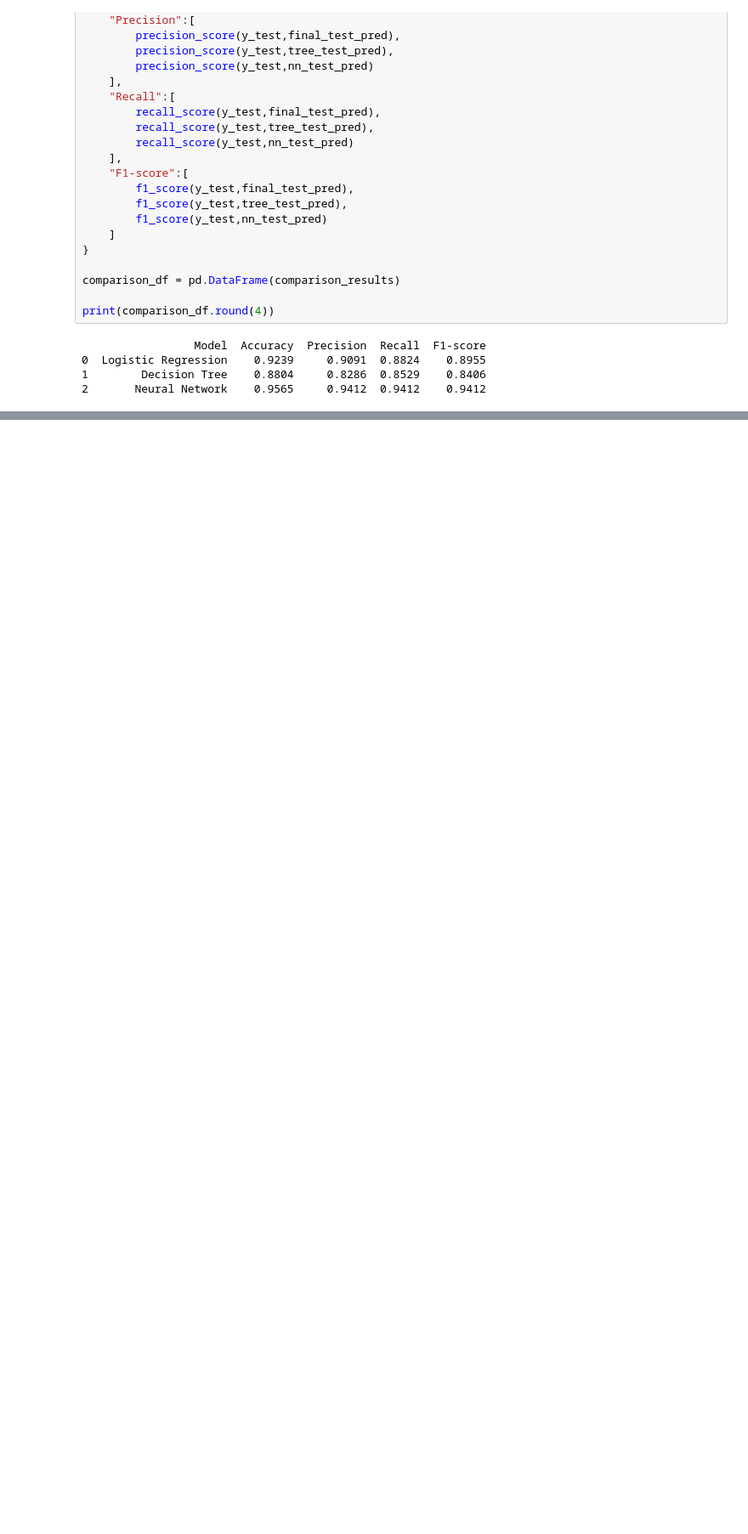
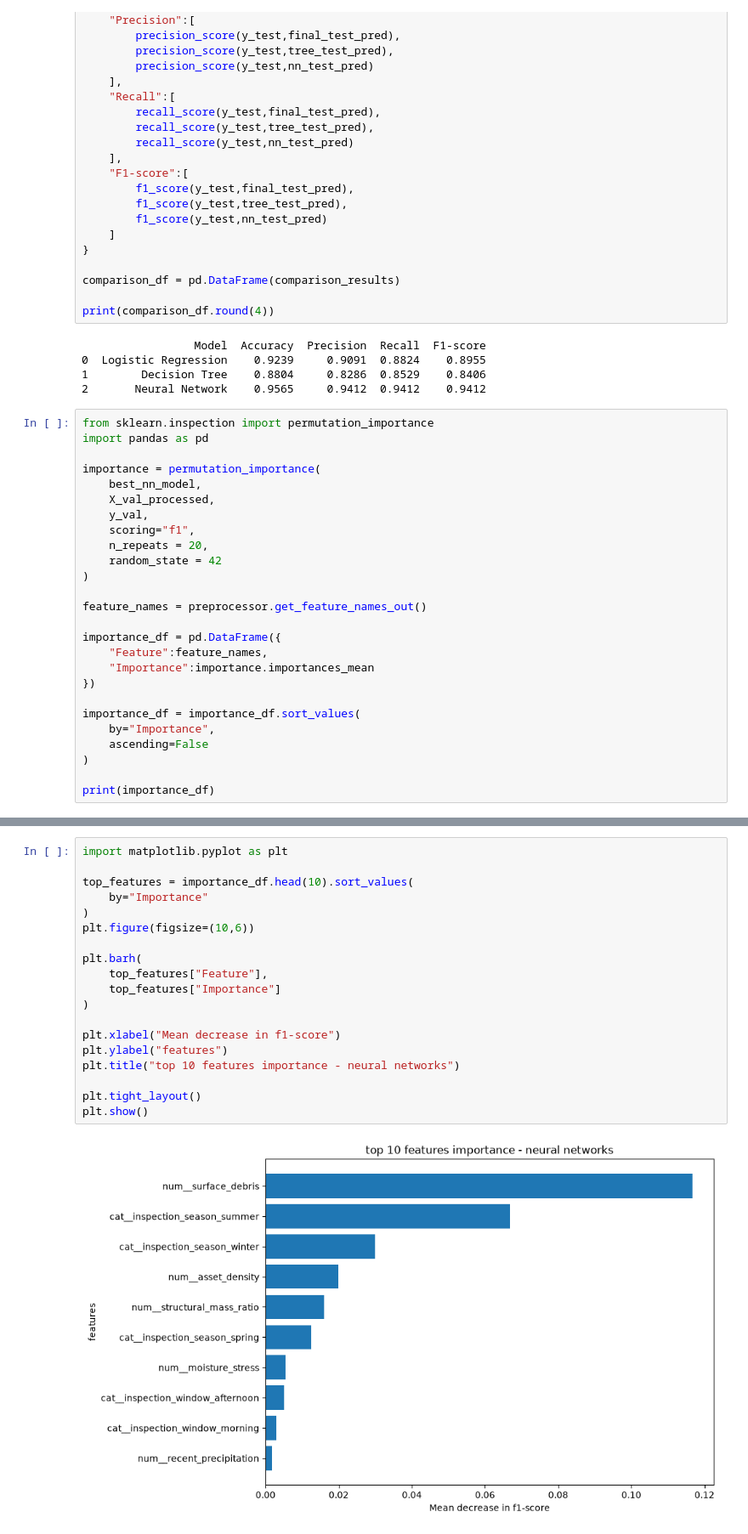
Before and after one commit to GoneVamshi/urban-infrastructure-ml, a Jupyter notebook: notebooks/analysis.ipynb, the cells around one changed output, grey strips where cells are left out. Shown at 85% size. Drawn from its saved outputs; the diff is of its cells as text; blank space fills up the shorter version.

Commit message:
Analyse feature importance using permutation method

```diff
--- a/notebooks/analysis.ipynb
+++ b/notebooks/analysis.ipynb
@@ -1037,3 +1037,29 @@ print(comparison_df.round(4))
 0  Logistic Regression    0.9239     0.9091  0.8824    0.8955
 1        Decision Tree    0.8804     0.8286  0.8529    0.8406
 2       Neural Network    0.9565     0.9412  0.9412    0.9412
+# %%
+from sklearn.inspection import permutation_importance
+import pandas as pd
+
+importance = permutation_importance(
+    best_nn_model,
+    X_val_processed,
+    y_val,
+    scoring="f1",
+    n_repeats = 20,
+    random_state = 42
+)
+
+feature_names = preprocessor.get_feature_names_out()
+
+importance_df = pd.DataFrame({
+    "Feature":feature_names,
+    "Importance":importance.importances_mean
+})
+
+importance_df = importance_df.sort_values(
+    by="Importance",
+    ascending=False
+)
+
+print(importance_df)
@@ -1039,0 +1083,21 @@ print(comparison_df.round(4))
+# %%
+import matplotlib.pyplot as plt
+
+top_features = importance_df.head(10).sort_values(
+    by="Importance"
+)
+plt.figure(figsize=(10,6))
+
+plt.barh(
+    top_features["Feature"],
+    top_features["Importance"]
+)
+
+plt.xlabel("Mean decrease in f1-score")
+plt.ylabel("features")
+plt.title("top 10 features importance - neural networks")
+
+plt.tight_layout()
+plt.show()
+# %% [output]
+[figure, added]
```
Also changed, not shown: parts of 1 cell of this notebook.
